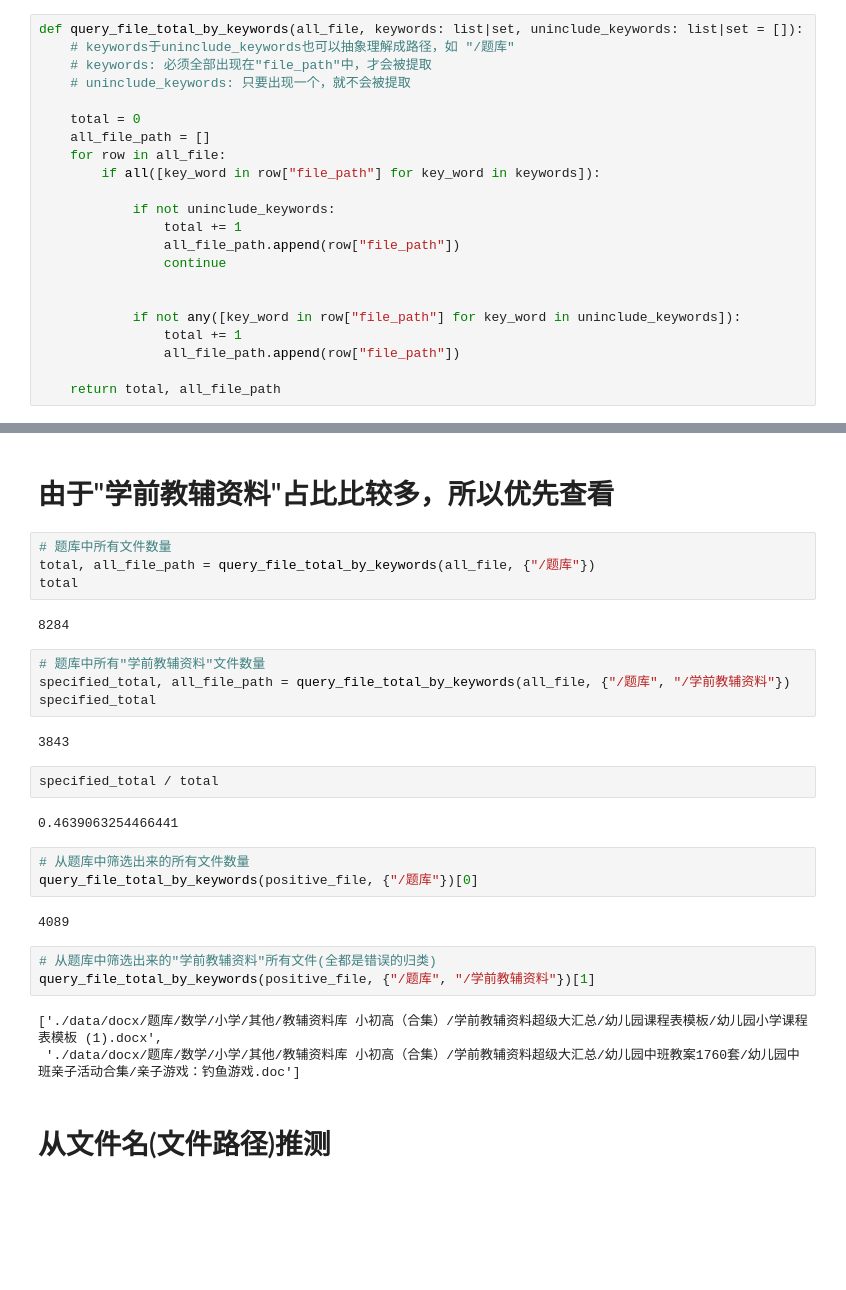
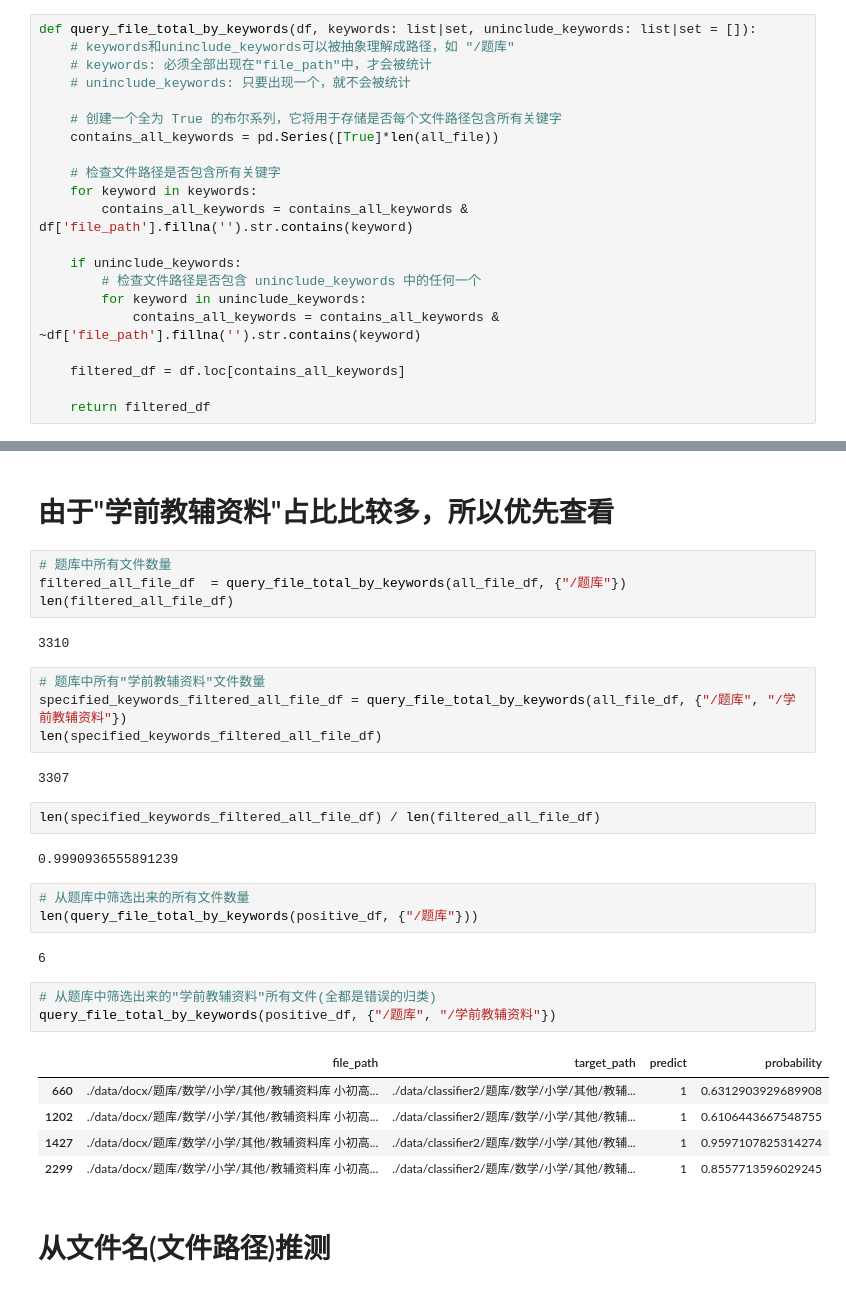
Before and after one commit to UnstoppableCurry/Exam-Question-Bank-Dataset-zh_mnbvc, a Jupyter notebook: notebook/validation_results.ipynb, the cells around one changed output, grey strips where cells are left out. Drawn from its saved outputs; the diff is of its cells as text; blank space fills up the shorter version.

```diff
--- a/notebook/validation_results.ipynb
+++ b/notebook/validation_results.ipynb
@@ -31,56 +70,58 @@ len(positive_file)
 # %%
-def query_file_total_by_keywords(all_file, keywords: list|set, uninclude_keywords: list|set = []):
-    # keywords于uninclude_keywords也可以抽象理解成路径，如 "/题库"
-    # keywords: 必须全部出现在"file_path"中，才会被提取
-    # uninclude_keywords: 只要出现一个，就不会被提取
+def query_file_total_by_keywords(df, keywords: list|set, uninclude_keywords: list|set = []):
+    # keywords和uninclude_keywords可以被抽象理解成路径，如 "/题库"
+    # keywords: 必须全部出现在"file_path"中，才会被统计
+    # uninclude_keywords: 只要出现一个，就不会被统计
 
-    total = 0
-    all_file_path = []
-    for row in all_file:
-        if all([key_word in row["file_path"] for key_word in keywords]):
+    # 创建一个全为 True 的布尔系列，它将用于存储是否每个文件路径包含所有关键字
+    contains_all_keywords = pd.Series([True]*len(all_file))
 
-            if not uninclude_keywords:
-                total += 1
-                all_file_path.append(row["file_path"])
-                continue
+    # 检查文件路径是否包含所有关键字
+    for keyword in keywords:
+        contains_all_keywords = contains_all_keywords & df['file_path'].fillna('').str.contains(keyword)
 
+    if uninclude_keywords:
+        # 检查文件路径是否包含 uninclude_keywords 中的任何一个
+        for keyword in uninclude_keywords:
+            contains_all_keywords = contains_all_keywords & ~df['file_path'].fillna('').str.contains(keyword)
 
-            if not any([key_word in row["file_path"] for key_word in uninclude_keywords]):
-                total += 1
-                all_file_path.append(row["file_path"])
+    filtered_df = df.loc[contains_all_keywords]
 
-    return total, all_file_path
+    return filtered_df
 # %% [markdown]
 # 检查"题库"文件夹
 # %% [markdown]
 # 由于"学前教辅资料"占比比较多，所以优先查看
 # %%
 # 题库中所有文件数量
-total, all_file_path = query_file_total_by_keywords(all_file, {"/题库"})
-total
+filtered_all_file_df  = query_file_total_by_keywords(all_file_df, {"/题库"})
+len(filtered_all_file_df)
 # %% [output]
-8284
+3310
 # %%
 # 题库中所有"学前教辅资料"文件数量
-specified_total, all_file_path = query_file_total_by_keywords(all_file, {"/题库", "/学前教辅资料"})
-specified_total
+specified_keywords_filtered_all_file_df = query_file_total_by_keywords(all_file_df, {"/题库", "/学前教辅资料"})
+len(specified_keywords_filtered_all_file_df)
 # %% [output]
-3843
+3307
 # %%
-specified_total / total
+len(specified_keywords_filtered_all_file_df) / len(filtered_all_file_df)
 # %% [output]
-0.4639063254466441
+0.9990936555891239
 # %%
 # 从题库中筛选出来的所有文件数量
-query_file_total_by_keywords(positive_file, {"/题库"})[0]
+len(query_file_total_by_keywords(positive_df, {"/题库"}))
 # %% [output]
-4089
+6
 # %%
 # 从题库中筛选出来的"学前教辅资料"所有文件(全都是错误的归类)
-query_file_total_by_keywords(positive_file, {"/题库", "/学前教辅资料"})[1]
+query_file_total_by_keywords(positive_df, {"/题库", "/学前教辅资料"})
 # %% [output]
-['./data/docx/题库/数学/小学/其他/教辅资料库 小初高（合集）/学前教辅资料超级大汇总/幼儿园课程表模板/幼儿园小学课程表模板 (1).docx',
- './data/docx/题库/数学/小学/其他/教辅资料库 小初高（合集）/学前教辅资料超级大汇总/幼儿园中班教案1760套/幼儿园中班亲子活动合集/亲子游戏：钓鱼游戏.doc']
+|  | file_path | target_path | predict | probability |
+| 660 | ./data/docx/题库/数学/小学/其他/教辅资料库 小初高... | ./data/classifier2/题库/数学/小学/其他/教辅... | 1 | 0.6312903929689908 |
+| 1202 | ./data/docx/题库/数学/小学/其他/教辅资料库 小初高... | ./data/classifier2/题库/数学/小学/其他/教辅... | 1 | 0.6106443667548755 |
+| 1427 | ./data/docx/题库/数学/小学/其他/教辅资料库 小初高... | ./data/classifier2/题库/数学/小学/其他/教辅... | 1 | 0.9597107825314274 |
+| 2299 | ./data/docx/题库/数学/小学/其他/教辅资料库 小初高... | ./data/classifier2/题库/数学/小学/其他/教辅... | 1 | 0.8557713596029245 |
 # %% [markdown]
 # 从文件名(文件路径)推测
 # %%
```
Also changed, not shown: parts of 14 cells of this notebook, 5 other files.
